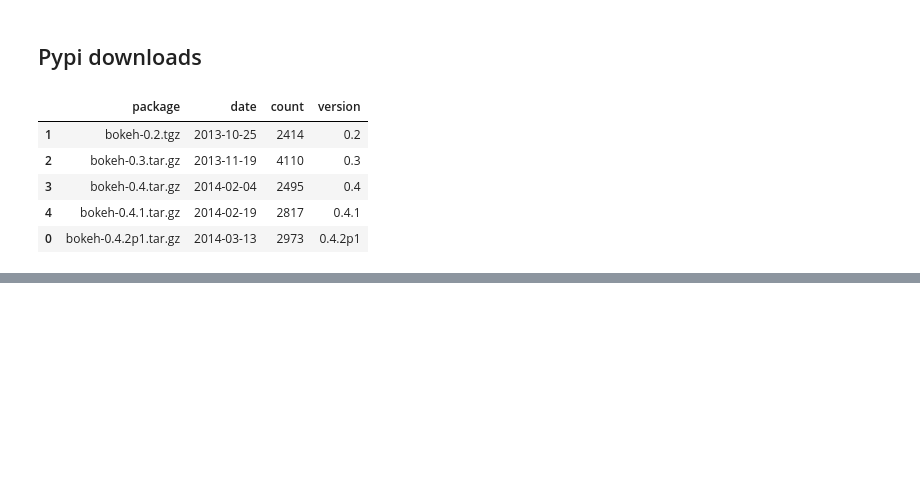
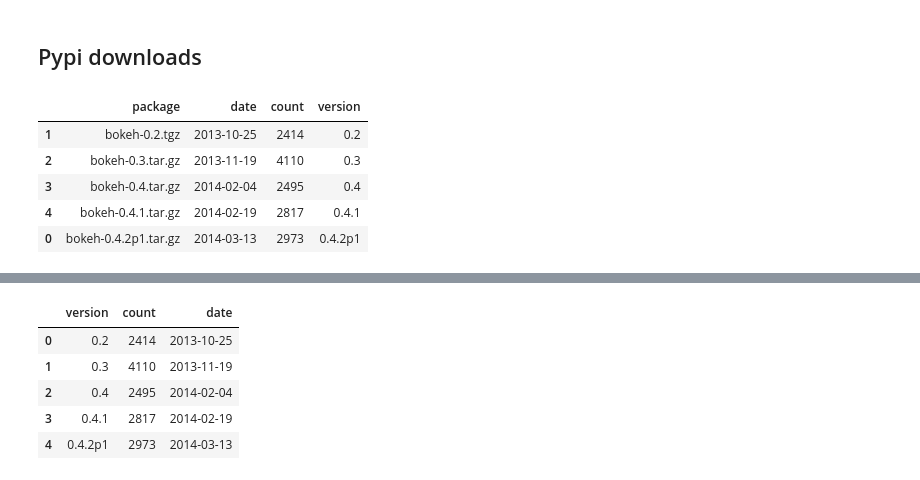
Before and after one commit to birdsarah/bokeh-miscellany, a Jupyter notebook: notebooks/Bokeh project stats.ipynb, the cells around one changed output, grey strips where cells are left out. Drawn from its saved outputs; the diff is of its cells as text; code cells hidden in the pictures; blank space fills up the shorter version.

```diff
--- a/notebooks/Bokeh project stats.ipynb
+++ b/notebooks/Bokeh project stats.ipynb
@@ -108,0 +104,12 @@ show(Bar(pypi_aggregated, ylabel='version', xlabel='pypi downloads', title='Pypi
+# %%
+pypi_by_version = pypi_df.groupby('version').sum().reset_index('version')
+pypi_version_date = pypi_by_version.merge(pypi_df[['date', 'version']], on='version')
+pypi_version_date.drop_duplicates('version', inplace=True)
+pypi_version_date.head()
+# %% [output]
+|  | version | count | date |
+| 0 | 0.2 | 2414 | 2013-10-25 |
+| 1 | 0.3 | 4110 | 2013-11-19 |
+| 2 | 0.4 | 2495 | 2014-02-04 |
+| 3 | 0.4.1 | 2817 | 2014-02-19 |
+| 4 | 0.4.2p1 | 2973 | 2014-03-13 |
```
Also changed, not shown: parts of 4 cells of this notebook.
